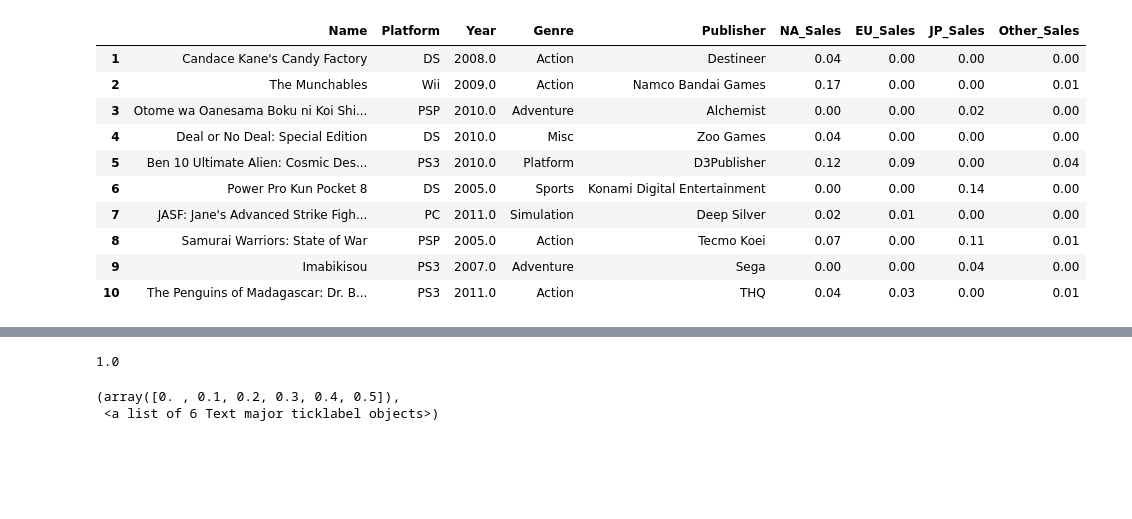
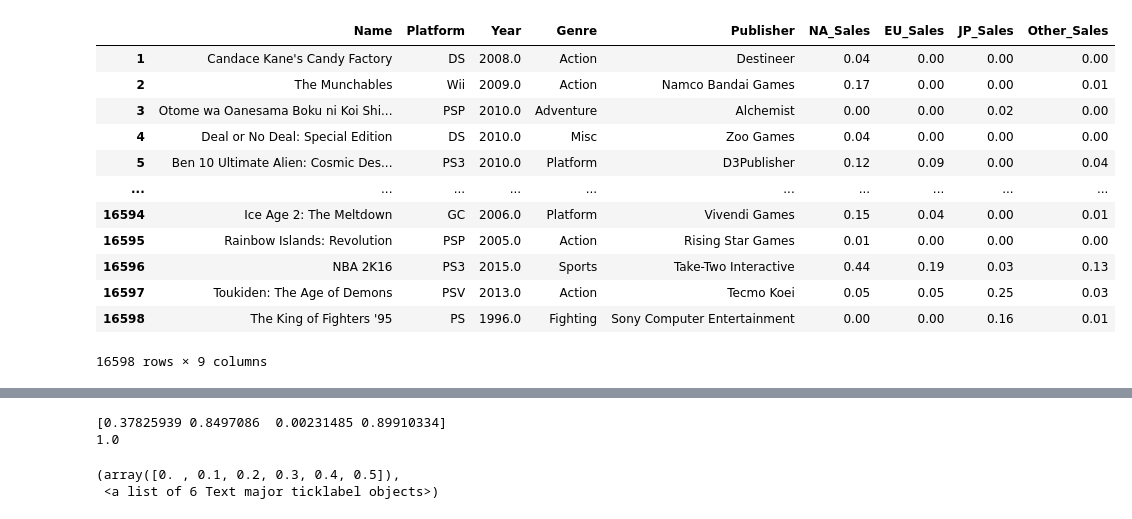
Before and after one commit to bon-u/S1Project, a Jupyter notebook: AI07_S1P_구본우.ipynb, the cells around one changed output, grey strips where cells are left out. Cells and saved outputs as stored; diff of their text form; code cells hidden in the pictures; blank space fills up the shorter version.

```diff
--- a/AI07_S1P_구본우.ipynb
+++ b/AI07_S1P_구본우.ipynb
@@ -8,24 +8,26 @@ Drive already mounted at /content/drive; to attempt to forcibly remount, call dr
 # %%
 import pandas as pd
 df=pd.read_csv('/vgames2.csv',index_col = 0)
 df['NA_Sales']=df['NA_Sales'].replace({'K':'*1e-3','M':''},regex=True).map(pd.eval).astype(float)
 df['EU_Sales']=df['EU_Sales'].replace({'K':'*1e-3','M':''},regex=True).map(pd.eval).astype(float)
 df['JP_Sales']=df['JP_Sales'].replace({'K':'*1e-3','M':''},regex=True).map(pd.eval).astype(float)
 df['Other_Sales']=df['Other_Sales'].replace({'K':'*1e-3','M':''},regex=True).map(pd.eval).astype(float)
-df.head(10)
+df
 #출고량 단위를 맞추고 숫자형으로 만들어줌
 # %% [output]
 |  | Name | Platform | Year | Genre | Publisher | NA_Sales | EU_Sales | JP_Sales | Other_Sales |
 | 1 | Candace Kane's Candy Factory | DS | 2008.0 | Action | Destineer | 0.04 | 0.00 | 0.00 | 0.00 |
 | 2 | The Munchables | Wii | 2009.0 | Action | Namco Bandai Games | 0.17 | 0.00 | 0.00 | 0.01 |
 | 3 | Otome wa Oanesama Boku ni Koi Shi... | PSP | 2010.0 | Adventure | Alchemist | 0.00 | 0.00 | 0.02 | 0.00 |
 | 4 | Deal or No Deal: Special Edition | DS | 2010.0 | Misc | Zoo Games | 0.04 | 0.00 | 0.00 | 0.00 |
 | 5 | Ben 10 Ultimate Alien: Cosmic Des... | PS3 | 2010.0 | Platform | D3Publisher | 0.12 | 0.09 | 0.00 | 0.04 |
-| 6 | Power Pro Kun Pocket 8 | DS | 2005.0 | Sports | Konami Digital Entertainment | 0.00 | 0.00 | 0.14 | 0.00 |
-| 7 | JASF: Jane's Advanced Strike Figh... | PC | 2011.0 | Simulation | Deep Silver | 0.02 | 0.01 | 0.00 | 0.00 |
-| 8 | Samurai Warriors: State of War | PSP | 2005.0 | Action | Tecmo Koei | 0.07 | 0.00 | 0.11 | 0.01 |
-| 9 | Imabikisou | PS3 | 2007.0 | Adventure | Sega | 0.00 | 0.00 | 0.04 | 0.00 |
-| 10 | The Penguins of Madagascar: Dr. B... | PS3 | 2011.0 | Action | THQ | 0.04 | 0.03 | 0.00 | 0.01 |
+| ... | ... | ... | ... | ... | ... | ... | ... | ... | ... |
+| 16594 | Ice Age 2: The Meltdown | GC | 2006.0 | Platform | Vivendi Games | 0.15 | 0.04 | 0.00 | 0.01 |
+| 16595 | Rainbow Islands: Revolution | PSP | 2005.0 | Action | Rising Star Games | 0.01 | 0.00 | 0.00 | 0.00 |
+| 16596 | NBA 2K16 | PS3 | 2015.0 | Sports | Take-Two Interactive | 0.44 | 0.19 | 0.03 | 0.13 |
+| 16597 | Toukiden: The Age of Demons | PSV | 2013.0 | Action | Tecmo Koei | 0.05 | 0.05 | 0.25 | 0.03 |
+| 16598 | The King of Fighters '95 | PS | 1996.0 | Fighting | Sony Computer Entertainment | 0.00 | 0.00 | 0.16 | 0.01 |
+16598 rows × 9 columns
 # %%
 dfg=df.drop(['Name','Platform','Year','Publisher'],axis=1)
 dfg=dfg.dropna(axis=0)
@@ -48,9 +50,14 @@ Simulation    0.211514  0.131040  0.073642     0.036393
 Sports        0.290696  0.160820  0.057826     0.057527
 Strategy      0.101029  0.066647  0.072735     0.016706
 # %%
+from scipy import stats
+pv1=stats.normaltest(gen, axis=0).pvalue
+print(pv1)
 from scipy.stats import chi2_contingency
-chi2_contingency(gen,correction=False)[1]
+chip1=chi2_contingency(gen,correction=False)[1]
+print(chip1)
 # %% [output]
+[0.37825939 0.8497086  0.00231485 0.89910334]
 1.0
 # %%
 import matplotlib.pyplot as plt
```
Also changed, not shown: parts of 4 cells of this notebook.
